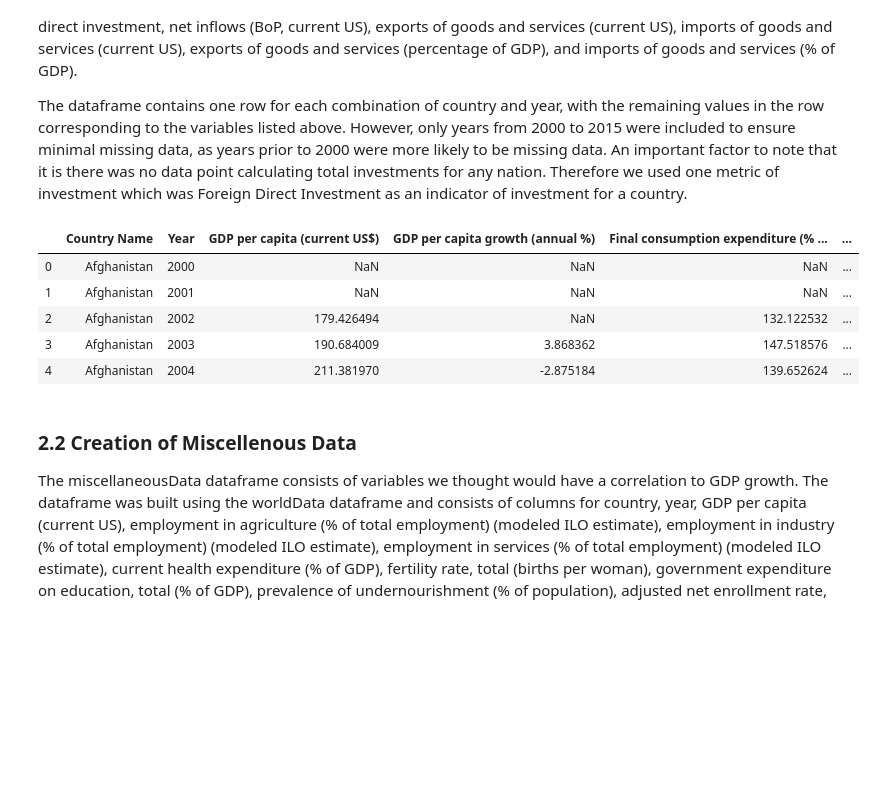
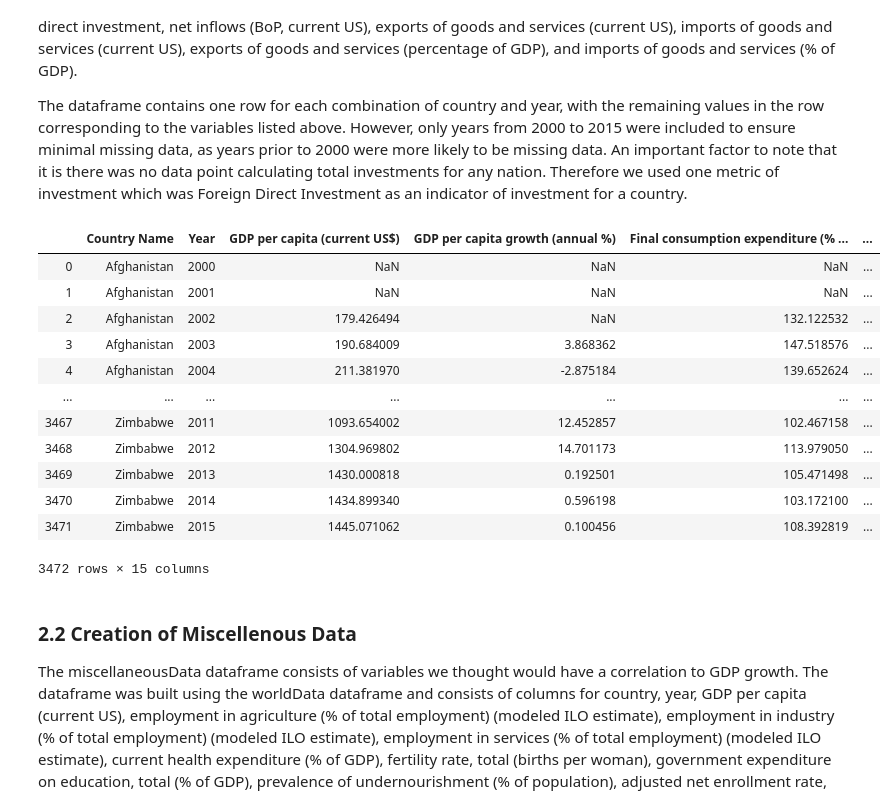
Before and after one commit to thechuster/thechuster.github.io, a Jupyter notebook: FinalProject.ipynb, the cells around one changed output. Cells and saved outputs as stored; diff of their text form; code cells hidden in the pictures; blank space fills up the shorter version.

```diff
--- a/FinalProject.ipynb
+++ b/FinalProject.ipynb
@@ -199,34 +193,41 @@ predictionData["Imports of goods and services (current US$)"] = 0.0
 predictionData["Exports of goods and services (% of GDP)"] = 0.0
 predictionData["Imports of goods and services (% of GDP)"] = 0.0
 predictionData["GDP growth (annual %)"] = 0.0
 
 country = "Afghanistan"
 countryCounter = 0
 for index, row in worldData.iterrows():
     if row["Country Name"] != country:
         countryCounter += 1
         country = row["Country Name"]
     if row["Series Name"] in predictionData.columns:
         counter = 2000
         while counter <= 2015:
             yearString = str(counter) + " [YR" + str(counter) + "]"
             indx = countryCounter * 16 + (counter - 2000)
             if row[yearString] != "..":
                 predictionData.at[indx, row["Series Name"]] = row[yearString]
             else:
                 predictionData.at[indx, row["Series Name"]] = np.nan
             counter += 1
 
 predictionData.drop(predictionData.index[3472:], inplace=True)
 
-predictionData.head()
+predictionData
 # %% [output]
 |  | Country Name | Year | GDP per capita (current US$) | GDP per capita growth (annual %) | Final consumption expenditure (% ... | ... |
 | 0 | Afghanistan | 2000 | NaN | NaN | NaN | ... |
 | 1 | Afghanistan | 2001 | NaN | NaN | NaN | ... |
 | 2 | Afghanistan | 2002 | 179.426494 | NaN | 132.122532 | ... |
 | 3 | Afghanistan | 2003 | 190.684009 | 3.868362 | 147.518576 | ... |
 | 4 | Afghanistan | 2004 | 211.381970 | -2.875184 | 139.652624 | ... |
+| ... | ... | ... | ... | ... | ... | ... |
+| 3467 | Zimbabwe | 2011 | 1093.654002 | 12.452857 | 102.467158 | ... |
+| 3468 | Zimbabwe | 2012 | 1304.969802 | 14.701173 | 113.979050 | ... |
+| 3469 | Zimbabwe | 2013 | 1430.000818 | 0.192501 | 105.471498 | ... |
+| 3470 | Zimbabwe | 2014 | 1434.899340 | 0.596198 | 103.172100 | ... |
+| 3471 | Zimbabwe | 2015 | 1445.071062 | 0.100456 | 108.392819 | ... |
+3472 rows × 15 columns
 # %% [markdown]
 ### 2.2 Creation of Miscellenous Data
 
```
Also changed, not shown: parts of 30 cells of this notebook.
